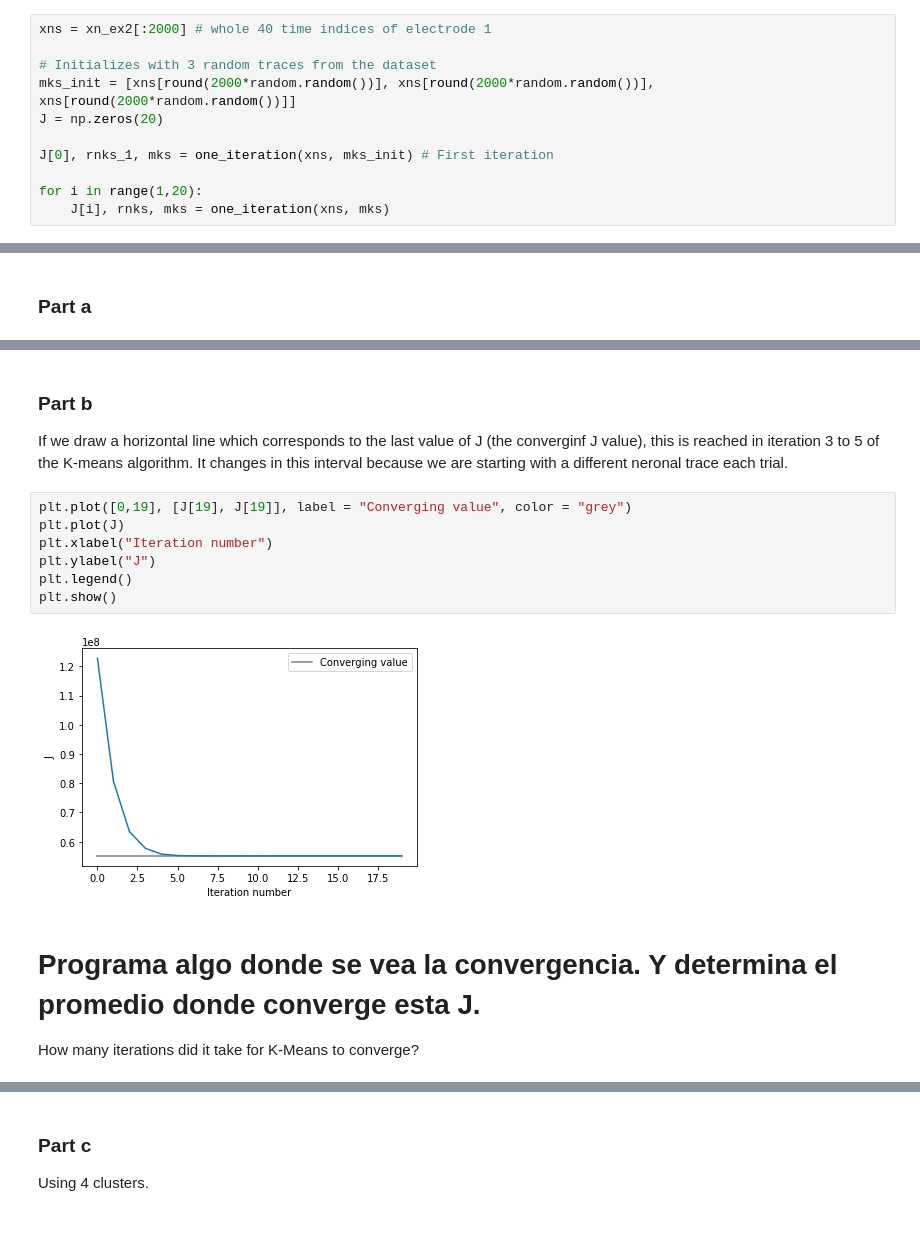
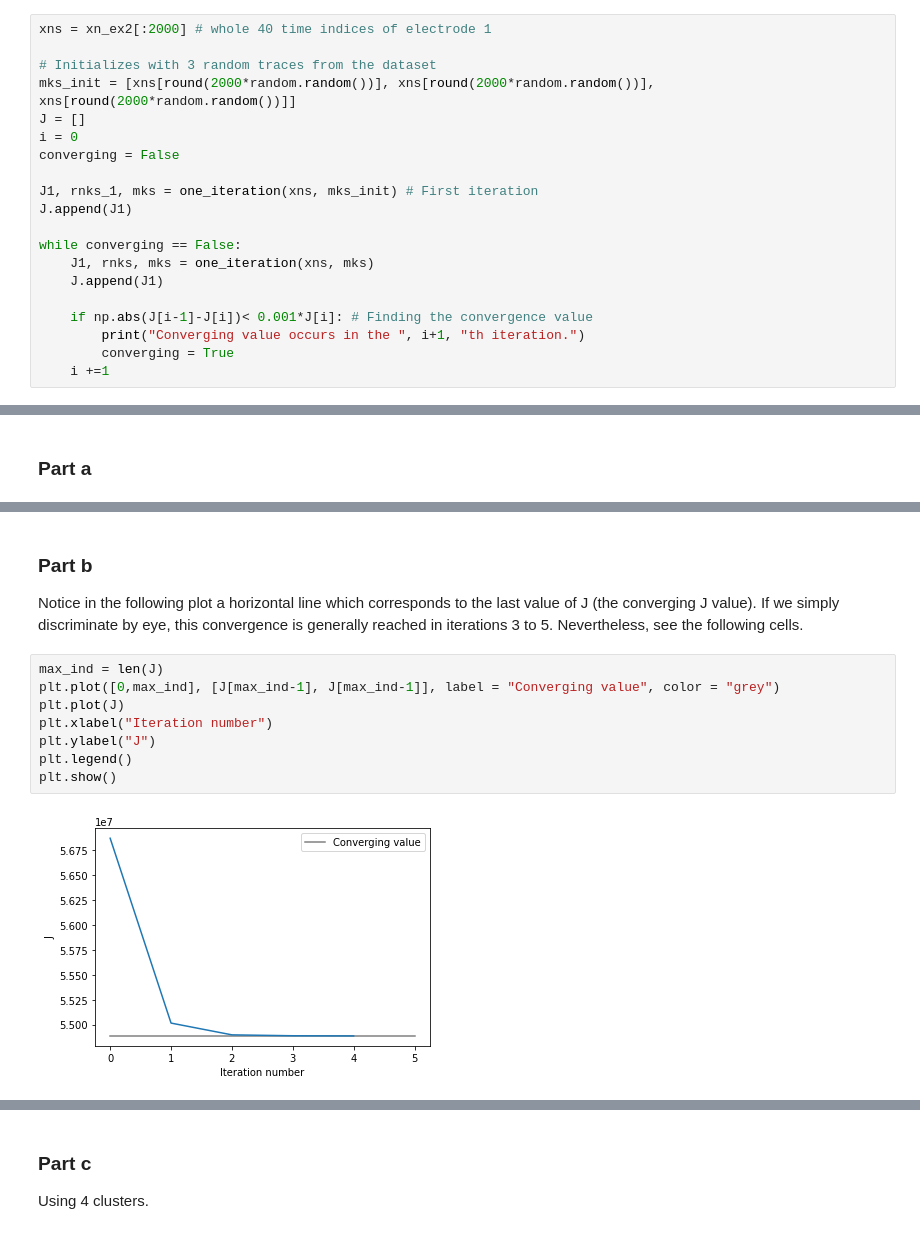
Before and after one commit to SaiAkhilVudattu/Neuro_classes, a Jupyter notebook: signal_processing/HW4/HW4.ipynb, the cells around one changed output, grey strips where cells are left out. Cells and saved outputs as stored; diff of their text form.

Commit message:
Stops iteration based on J function

```diff
--- a/signal_processing/HW4/HW4.ipynb
+++ b/signal_processing/HW4/HW4.ipynb
@@ -163,9 +165,18 @@ xns = xn_ex2[:2000] # whole 40 time indices of electrode 1
 
 # Initializes with 3 random traces from the dataset
 mks_init = [xns[round(2000*random.random())], xns[round(2000*random.random())], xns[round(2000*random.random())]]
-J = np.zeros(20)
+J = []
+i = 0
+converging = False
 
-J[0], rnks_1, mks = one_iteration(xns, mks_init) # First iteration
+J1, rnks_1, mks = one_iteration(xns, mks_init) # First iteration
+J.append(J1)
 
-for i in range(1,20):
-    J[i], rnks, mks = one_iteration(xns, mks)
+while converging == False:
+    J1, rnks, mks = one_iteration(xns, mks)
+    J.append(J1)
+
+    if np.abs(J[i-1]-J[i])< 0.001*J[i]: # Finding the convergence value
+        print("Converging value occurs in the ", i+1, "th iteration.")
+        converging = True
+    i +=1
@@ -185,17 +198,14 @@ Last clusters
 # %% [markdown]
 ### Part b
 
-If we draw a horizontal line which corresponds to the last value of J (the converginf J value), this is reached in iteration 3 to 5 of the K-means algorithm. It changes in this interval because we are starting with a different neronal trace each trial.
+Notice in the following plot a horizontal line which corresponds to the last value of J (the converging J value). If we simply discriminate by eye, this convergence is generally reached in iterations 3 to 5. Nevertheless, see the following cells.
 # %%
-plt.plot([0,19], [J[19], J[19]], label = "Converging value", color = "grey")
+max_ind = len(J)
+plt.plot([0,max_ind], [J[max_ind-1], J[max_ind-1]], label = "Converging value", color = "grey")
 plt.plot(J)
 plt.xlabel("Iteration number")
 plt.ylabel("J")
 plt.legend()
 plt.show()
 # %% [output]
-[figure, old version]
+[figure, new version]
-# %% [markdown]
-# Programa algo donde se vea la convergencia. Y determina el promedio donde converge esta J.
-
-How many iterations did it take for K-Means to converge?
```
Also changed, not shown: parts of 20 cells of this notebook.
